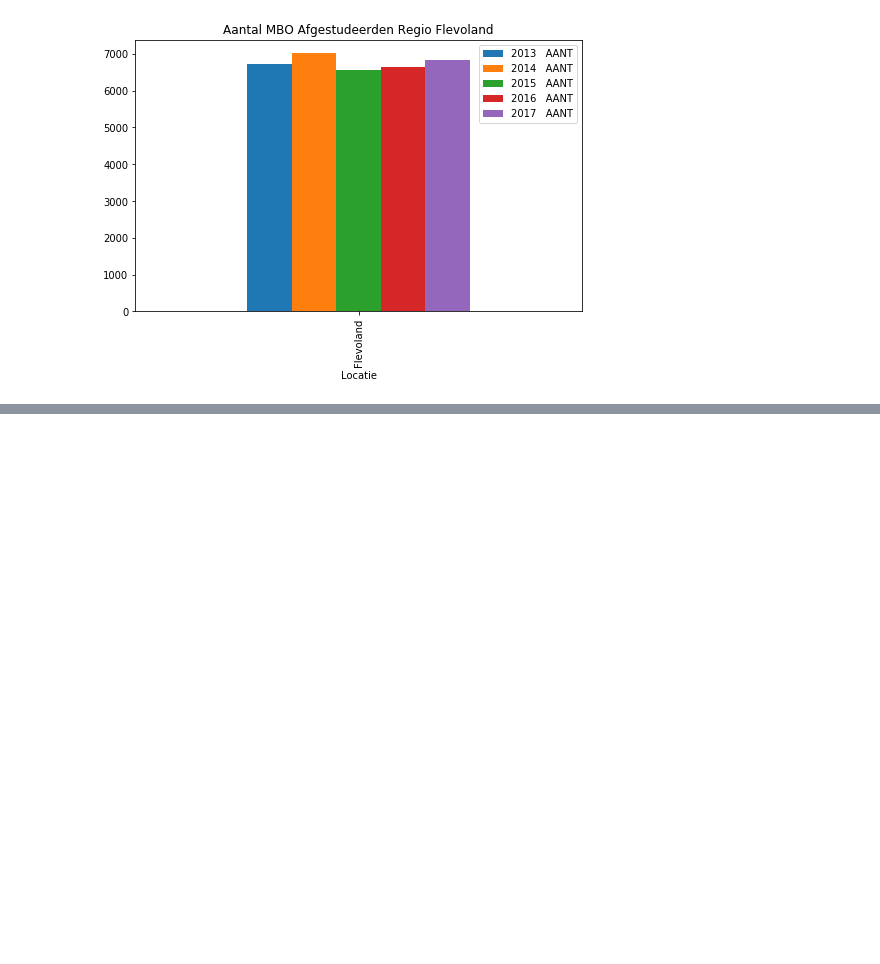
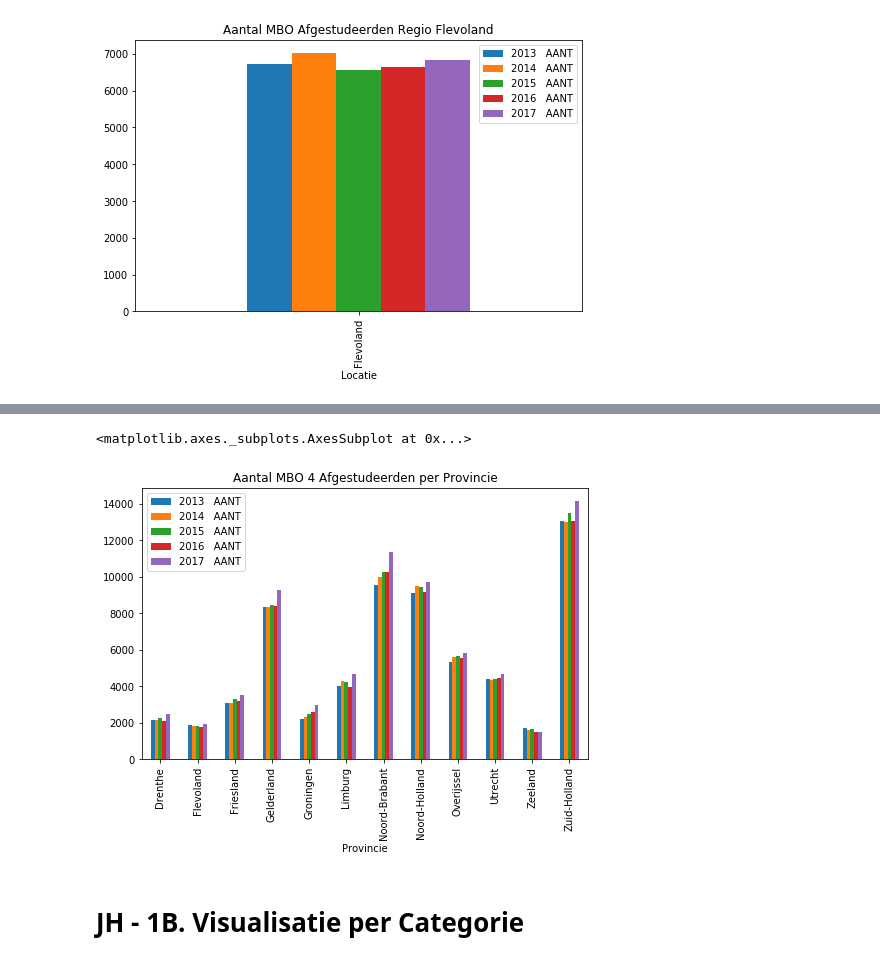
Before and after one commit to simonvdberg/POC, a Jupyter notebook: LocCat.ipynb, the cells around one changed output, grey strips where cells are left out. Cells and saved outputs as stored; diff of their text form; code cells hidden in the pictures; blank space fills up the shorter version.

```diff
--- a/LocCat.ipynb
+++ b/LocCat.ipynb
@@ -511,0 +512,6 @@ df_aantal_flevoland.plot.bar(figsize=(8,5.0),title='Aantal MBO Afgestudeerden Re
+# %%
+koppeltabel = pd.read_sql_query("SELECT * FROM koppeltabel",engine)
+# %%
+renamed = datasource.rename(columns={'PC4_LEERL': 'PC4'})
+output = pd.merge(renamed, koppeltabel, on='PC4', how='inner')
+output.head(10)
@@ -511,0 +533,4 @@ df_aantal_flevoland.plot.bar(figsize=(8,5.0),title='Aantal MBO Afgestudeerden Re
+# %%
+#dataframe om alle gediplomeerden per provincie te selecteren
+df_totaalprovincie = output.groupby(['Provincie']).sum()[['2013   AANT','2014   AANT','2015   AANT','2016   AANT','2017   AANT']]
+df_totaalprovincie
@@ -511,0 +552,7 @@ df_aantal_flevoland.plot.bar(figsize=(8,5.0),title='Aantal MBO Afgestudeerden Re
+# %%
+df_totaalprovincie.plot.bar(figsize=(8,5.0),title='Aantal MBO 4 Afgestudeerden per Provincie')
+# %% [output]
+<matplotlib.axes._subplots.AxesSubplot at 0x...>
+[figure, added]
+# %% [markdown]
+# JH - 1B. Visualisatie per Categorie
```
Also changed, not shown: parts of 22 cells of this notebook.
